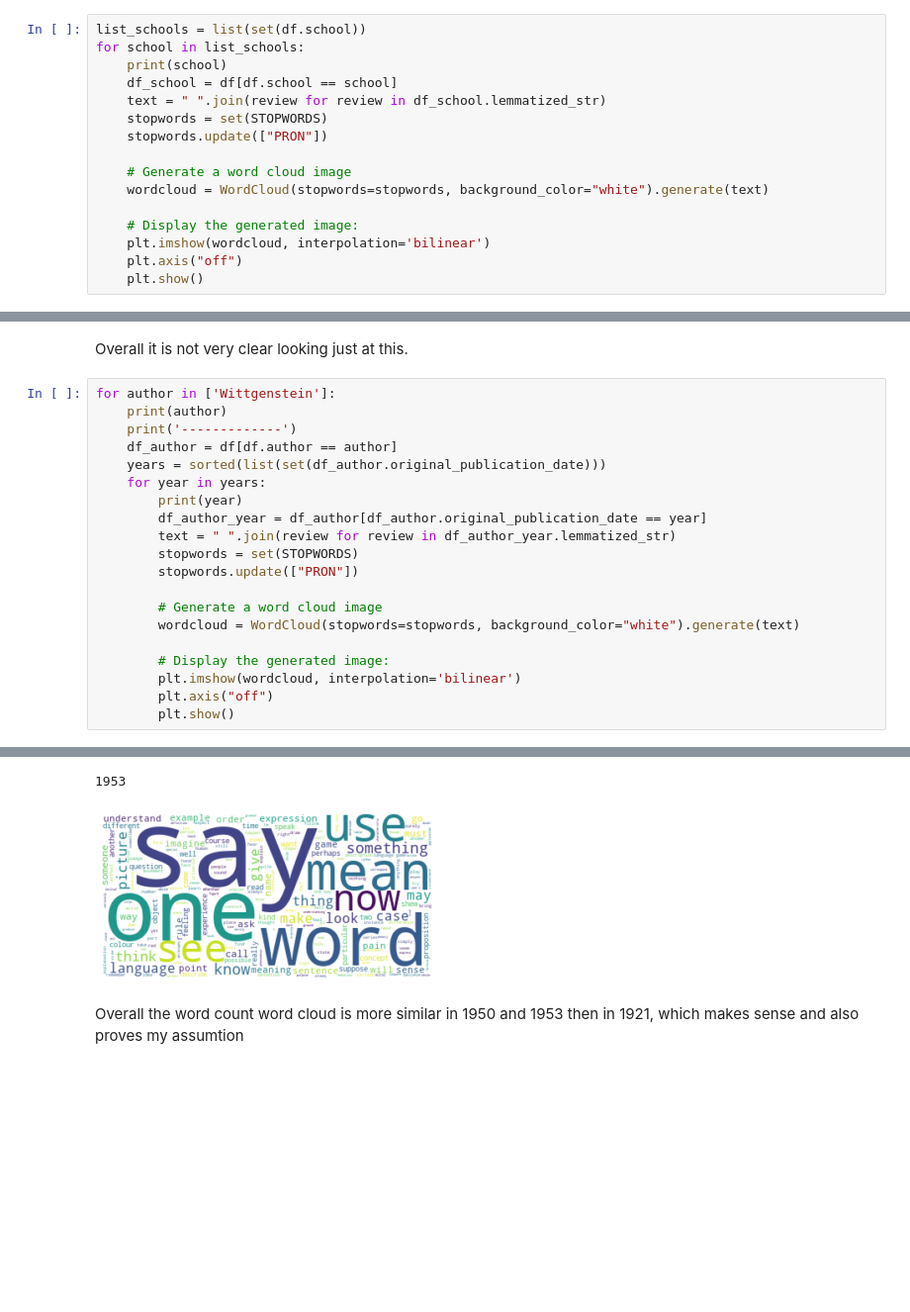
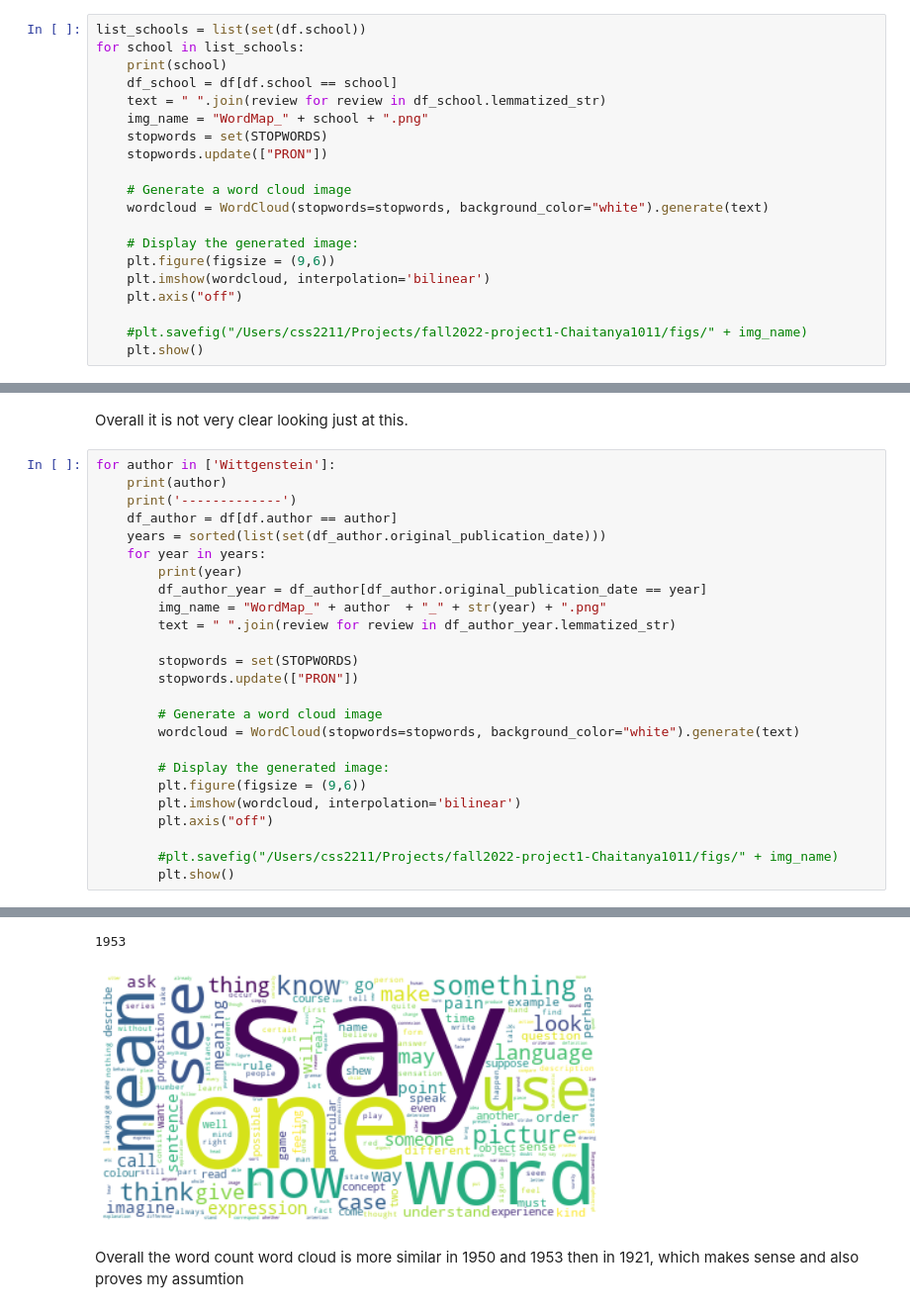
Before and after one commit to TZstatsADS/fall2022-project1-Chaitanya1011, a Jupyter notebook: doc/Emotion_Analysis_css2211.ipynb, the cells around one changed output, grey strips where cells are left out. Shown at 99% size. Drawn from its saved outputs; the diff is of its cells as text; blank space fills up the shorter version.

```diff
--- a/doc/Emotion_Analysis_css2211.ipynb
+++ b/doc/Emotion_Analysis_css2211.ipynb
@@ -133,6 +134,7 @@ for school in list_schools:
     print(school)
     df_school = df[df.school == school]
     text = " ".join(review for review in df_school.lemmatized_str)
+    img_name = "WordMap_" + school + ".png"
     stopwords = set(STOPWORDS)
     stopwords.update(["PRON"])
 
@@ -140,7 +142,10 @@ for school in list_schools:
     wordcloud = WordCloud(stopwords=stopwords, background_color="white").generate(text)
 
     # Display the generated image:
+    plt.figure(figsize = (9,6))
     plt.imshow(wordcloud, interpolation='bilinear')
     plt.axis("off")
+
+    #plt.savefig("/Users/css2211/Projects/fall2022-project1-Chaitanya1011/figs/" + img_name)
     plt.show()
 # %% [output]
@@ -247,7 +252,9 @@ for author in ['Wittgenstein']:
     for year in years:
         print(year)
         df_author_year = df_author[df_author.original_publication_date == year]
+        img_name = "WordMap_" + author  + "_" + str(year) + ".png"
         text = " ".join(review for review in df_author_year.lemmatized_str)
+
         stopwords = set(STOPWORDS)
         stopwords.update(["PRON"])
 
@@ -255,8 +262,11 @@ for author in ['Wittgenstein']:
         wordcloud = WordCloud(stopwords=stopwords, background_color="white").generate(text)
 
         # Display the generated image:
+        plt.figure(figsize = (9,6))
         plt.imshow(wordcloud, interpolation='bilinear')
         plt.axis("off")
+
+        #plt.savefig("/Users/css2211/Projects/fall2022-project1-Chaitanya1011/figs/" + img_name)
         plt.show()
 # %% [output]
 Wittgenstein
@@ -268,5 +278,5 @@ Wittgenstein
 1953
-[figure, old version]
+[figure, new version]
 # %% [markdown]
 Overall the word count word cloud is more similar in 1950 and 1953 then in 1921, which makes sense and also proves my assumtion
 # %% [markdown]
```
Also changed, not shown: parts of 28 cells of this notebook, 7 other files.
